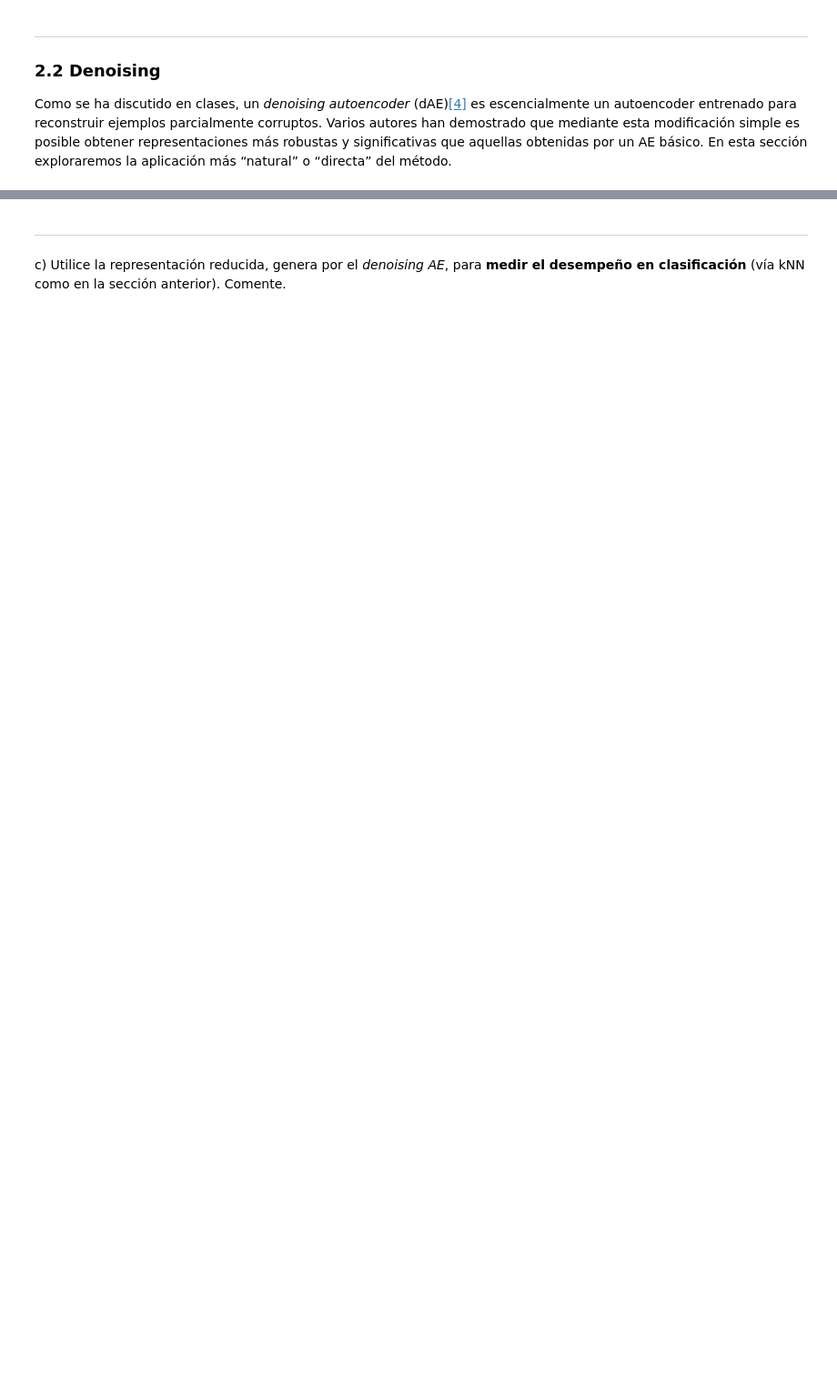
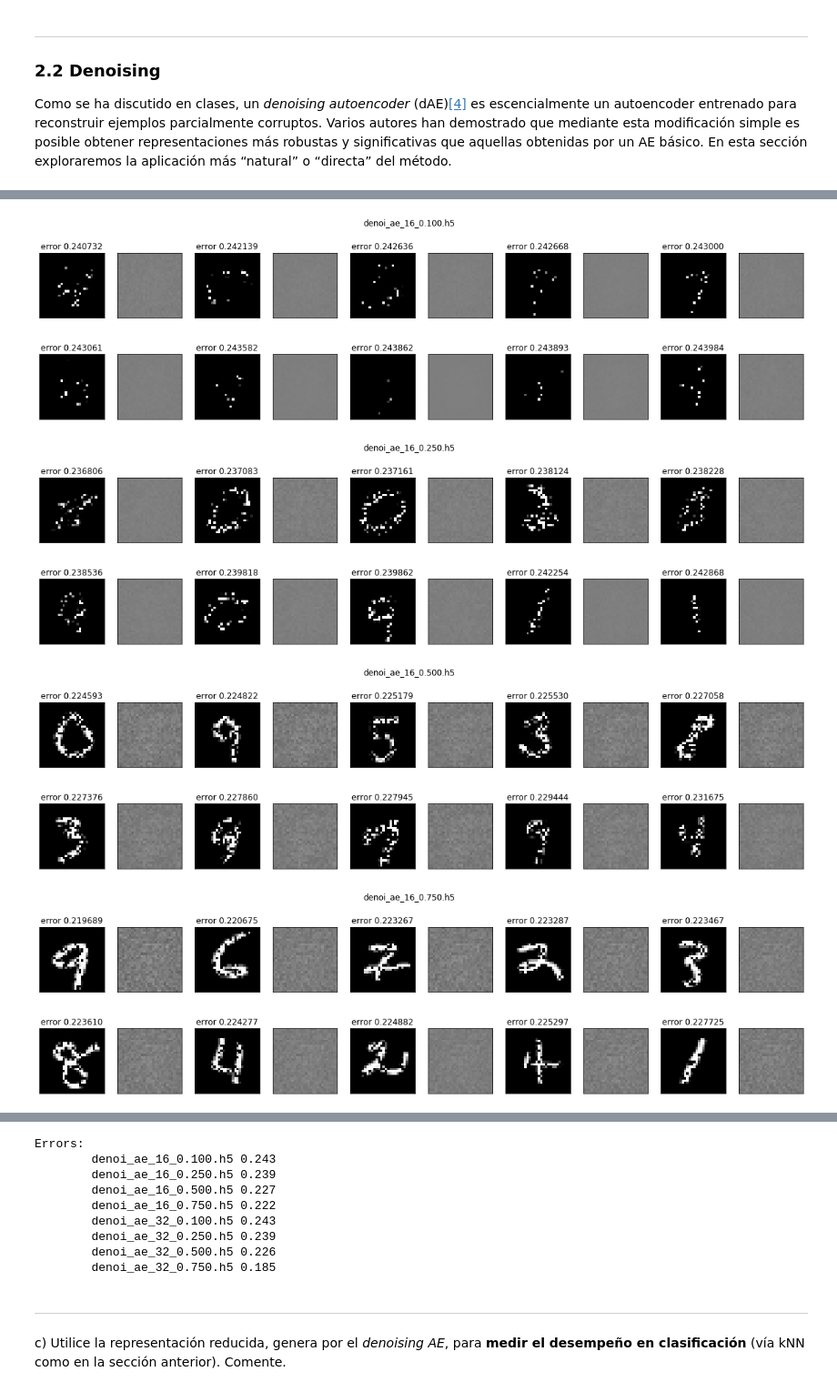
Before and after one commit to Autopawn/ann-tarea3, a Jupyter notebook: tarea3_parte2.ipynb, the cells around one changed output, grey strips where cells are left out. Shown at 91% size. Cells and saved outputs as stored; diff of their text form; code cells hidden in the pictures; blank space fills up the shorter version.

```diff
--- a/tarea3_parte2.ipynb
+++ b/tarea3_parte2.ipynb
@@ -202,0 +529,18 @@ autoencoder.fit(noisy_x_train, x_train, epochs=40, batch_size=32, validation_dat
+# %%
+# ---@> Train models:
+for dim in DIMS3:
+    for p in PVALS:
+        model_ae,model_e,model_d = autoencoder(dim,"relu")
+        model_ae.compile(optimizer=keras.optimizers.SGD(lr=0.1),loss='mse')
+        model_ae.fit(noisy_x_tra[p],x_tra_f,
+                    epochs=REGULAR_EPOCHS,batch_size=REGULAR_BATCH_SIZE,
+                    validation_data=(x_val_f,x_val_f))
+        model_e.compile(optimizer=keras.optimizers.SGD(lr=0.1),loss='mse')
+        model_d.compile(optimizer=keras.optimizers.SGD(lr=0.1),loss='mse')
+        #
+        ename = "denoi_e_%d_%.3f.h5"%(dim,p)
+        dname = "denoi_d_%d_%.3f.h5"%(dim,p)
+        name = "denoi_ae_%d_%.3f.h5"%(dim,p)
+        model_e.save(ename)
+        model_d.save(dname)
+        model_ae.save(name)
@@ -202,0 +565,46 @@ autoencoder.fit(noisy_x_train, x_train, epochs=40, batch_size=32, validation_dat
+# %%
+total_errors = {}
+
+for dim in DIMS3:
+    for p in sorted(list(PVALS)):
+        name = "denoi_ae_%d_%.3f.h5"%(dim,p)
+        model_ae = keras.models.load_model(name)
+
+        noisy_x_test_pred = model_ae.predict(noisy_x_test[p])
+        total_error = np.mean((noisy_x_test_pred-noisy_x_test[p])**2)
+        total_errors[name] = total_error
+
+        idxs = np.arange(noisy_x_test[p].shape[0])
+        np.random.shuffle(idxs)
+
+        N = 10
+        idxs = idxs[:N]
+        reals = noisy_x_test[p][idxs]
+        preds = model_ae.predict(reals)
+
+        errors = np.mean((reals-preds)**2,axis=1)
+        # Sort in increasing error
+        trf = np.argsort(errors)
+        reals = reals[trf]
+        preds = preds[trf]
+        errors = errors[trf]
+        #
+        plt.figure(figsize=(2*N,5))
+        plt.suptitle(name)
+        for i in range(N):
+            ax = plt.subplot(2,N,2*i+1)
+            ax.set_title("error %f"%errors[i])
+            ax.get_xaxis().set_visible(False); ax.get_yaxis().set_visible(False)
+            plt.imshow(reals[i].reshape(28,28),cmap='gray',vmin=0,vmax=1)
+            ax = plt.subplot(2,N,2*i+2)
+            ax.get_xaxis().set_visible(False); ax.get_yaxis().set_visible(False)
+            plt.imshow(preds[i].reshape(28,28),cmap='gray',vmin=0,vmax=1)
+        plt.show()
+print("Errors:")
+for name in sorted(list(total_errors.keys())):
+    print("\t%-20s %.3f"%(name,total_errors[name]))
+# %% [output]
+[figure, added]
+[figure, added]
+[figure, added]
+[figure, added]
@@ -203,3 +615,12 @@ autoencoder.fit(noisy_x_train, x_train, epochs=40, batch_size=32, validation_dat
+Errors:
+        denoi_ae_16_0.100.h5 0.243
+        denoi_ae_16_0.250.h5 0.239
+        denoi_ae_16_0.500.h5 0.227
+        denoi_ae_16_0.750.h5 0.222
+        denoi_ae_32_0.100.h5 0.243
+        denoi_ae_32_0.250.h5 0.239
+        denoi_ae_32_0.500.h5 0.226
+        denoi_ae_32_0.750.h5 0.185
 # %% [markdown]
 ---
 
```
Also changed, not shown: parts of 41 cells of this notebook, 1 other file.
